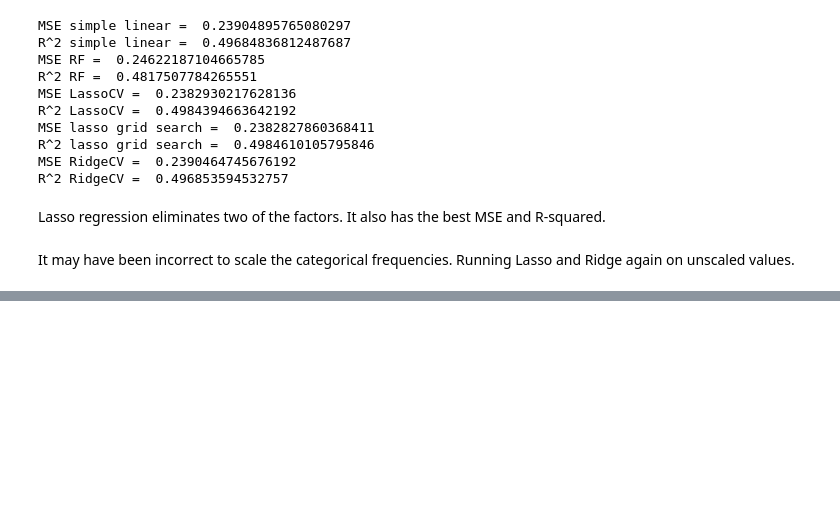
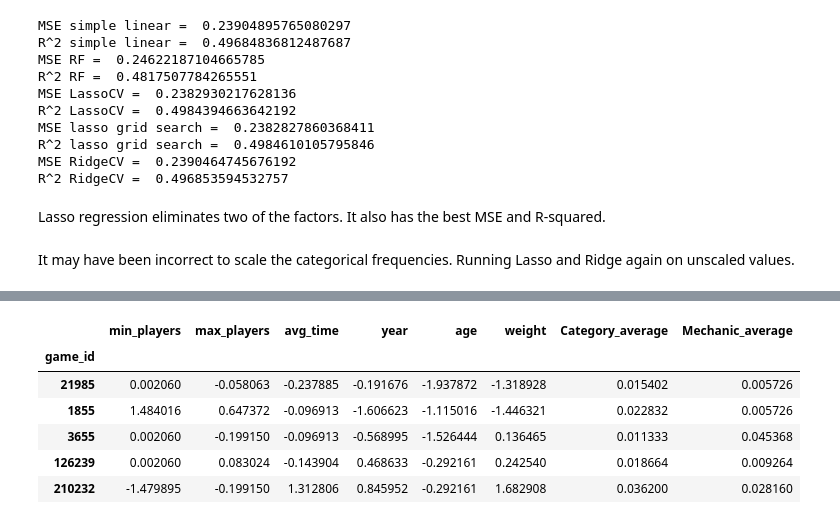
Before and after one commit to rick-stephenson/Capstone2BGG, a Jupyter notebook: notebooks/BGG_ModelingFreqEncoded.ipynb, the cells around one changed output, grey strips where cells are left out. Saved outputs shown, nothing was run; the diff lists cells and outputs as text; code cells hidden in the pictures; blank space fills up the shorter version.

```diff
--- a/notebooks/BGG_ModelingFreqEncoded.ipynb
+++ b/notebooks/BGG_ModelingFreqEncoded.ipynb
@@ -239,0 +271,17 @@ It may have been incorrect to scale the categorical frequencies. Running Lasso a
+# %%
+#Now we need to scale the Test Set using the same scaler we used on the training set
+#Scale just the first 6 columns of test set. The rest are categorical
+XCats2 = X3_test.iloc[:, -2:] #columns with categorical variables
+X3_test = X3_test.drop(['Category_average', 'Mechanic_average'], axis = 1)
+XScaled3 = scaler3.transform(X3_test)
+X3_test = pd.DataFrame(XScaled3, columns = col_names, index = X3_test.index)
+X3_test = X3_test.join(XCats2, how = 'left') #merge the scaled columns with the hot encoded columns
+X3_test.tail()
+# %% [output]
+|  | min_players | max_players | avg_time | year | age | weight | Category_average | Mechanic_average |
+| game_id |  |  |  |  |  |  |  |  |
+| 21985 | 0.002060 | -0.058063 | -0.237885 | -0.191676 | -1.937872 | -1.318928 | 0.015402 | 0.005726 |
+| 1855 | 1.484016 | 0.647372 | -0.096913 | -1.606623 | -1.115016 | -1.446321 | 0.022832 | 0.005726 |
+| 3655 | 0.002060 | -0.199150 | -0.096913 | -0.568995 | -1.526444 | 0.136465 | 0.011333 | 0.045368 |
+| 126239 | 0.002060 | 0.083024 | -0.143904 | 0.468633 | -0.292161 | 0.242540 | 0.018664 | 0.009264 |
+| 210232 | -1.479895 | -0.199150 | 1.312806 | 0.845952 | -0.292161 | 1.682908 | 0.036200 | 0.028160 |
```
Also changed, not shown: parts of 9 cells of this notebook.
